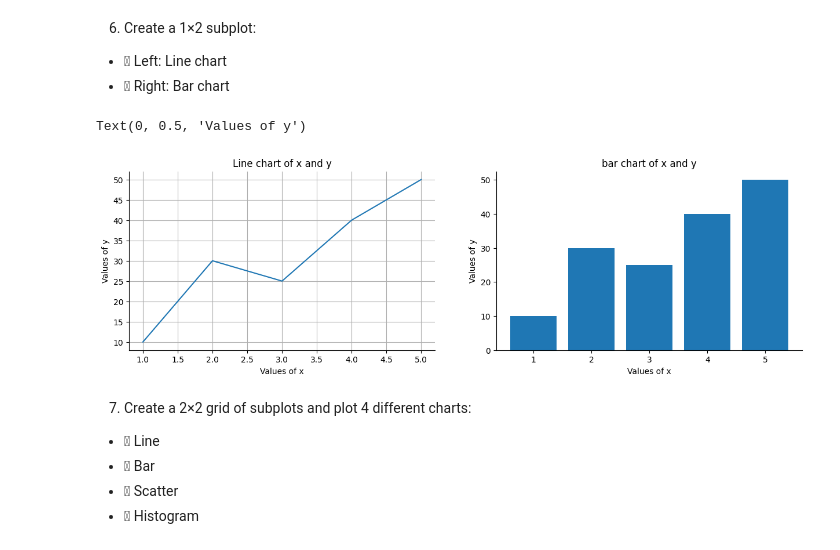
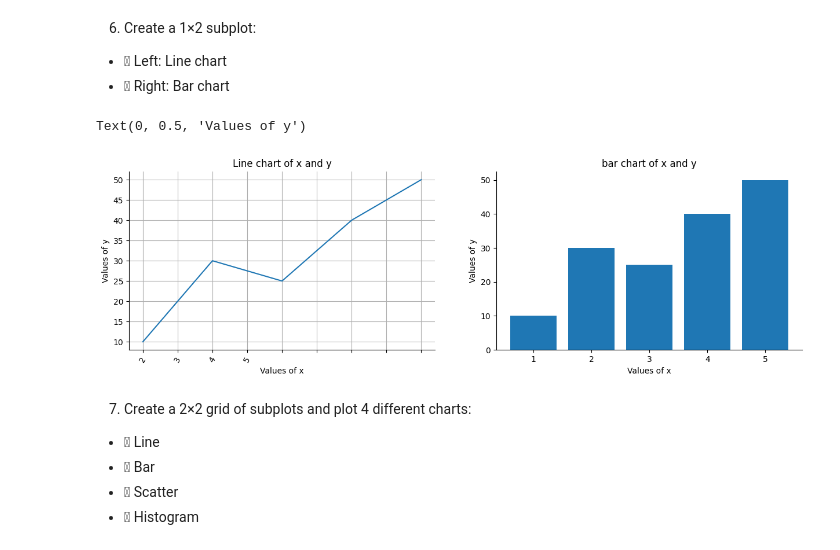
Before and after one commit to sagarnbeedi-analytics/data-analytics-portfolio, a Jupyter notebook: PYTHON/practicing_python_libraries/python_files/matplotlib.ipynb, the cells around one changed output. Saved outputs shown, nothing was run; the diff lists cells and outputs as text; code cells hidden in the pictures.

```diff
--- a/PYTHON/practicing_python_libraries/python_files/matplotlib.ipynb
+++ b/PYTHON/practicing_python_libraries/python_files/matplotlib.ipynb
@@ -120,22 +120,23 @@ plt.figure(figsize=[14,7])
 # %%
 fig,ax=plt.subplots(1,2,figsize=[15,4])
 x=[1,2,3,4,5]
 y=[10,30,25,40,50]
 for a in ax:
     a.spines["top"].set_visible(False)
     a.spines["right"].set_visible(False)
 ax[0].plot(x,y)
 ax[0].grid(True)
 ax[0].set_title("Line chart of x and y")
 ax[0].set_xlabel("Values of x")
 ax[0].set_ylabel("Values of y")
+ax[0].set_xticklabels(x,rotation=60)
 ax[1].bar(x,y)
 ax[1].set_title("bar chart of x and y")
 ax[1].set_xlabel("Values of x")
 ax[1].set_ylabel("Values of y")
 # %% [output]
 Text(0, 0.5, 'Values of y')
-[figure, old version]
+[figure, new version]
 # %% [markdown]
 7. Create a 2×2 grid of subplots and plot 4 different charts:
 -  Line
```
Also changed, not shown: parts of 6 cells of this notebook.
